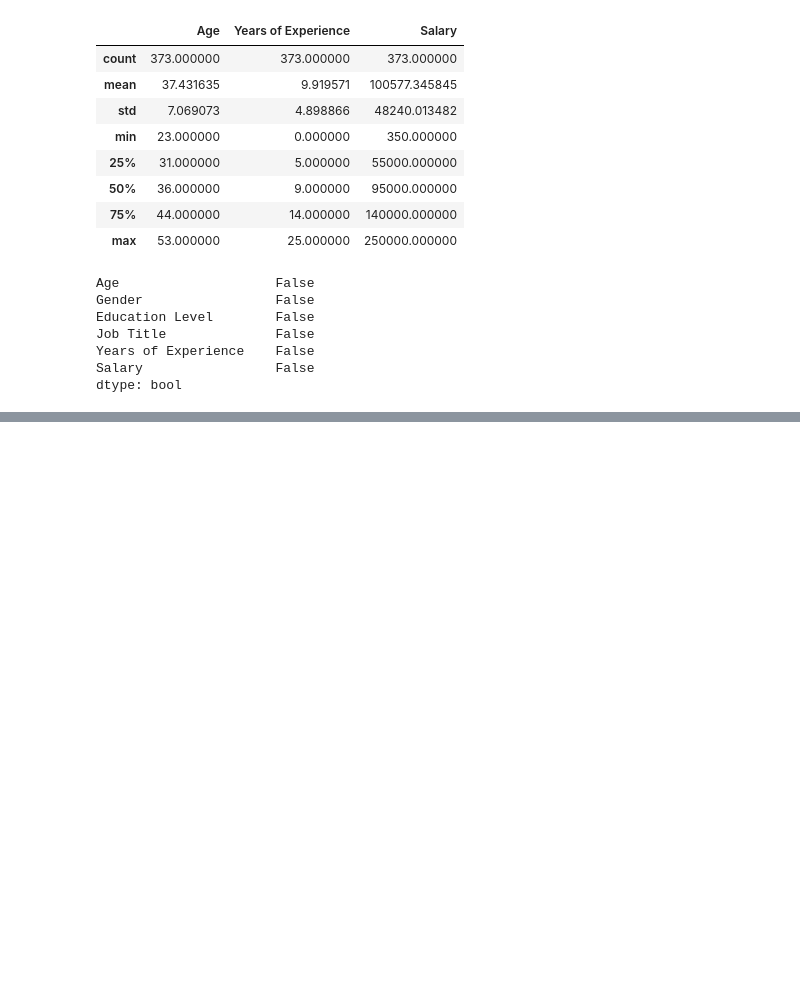
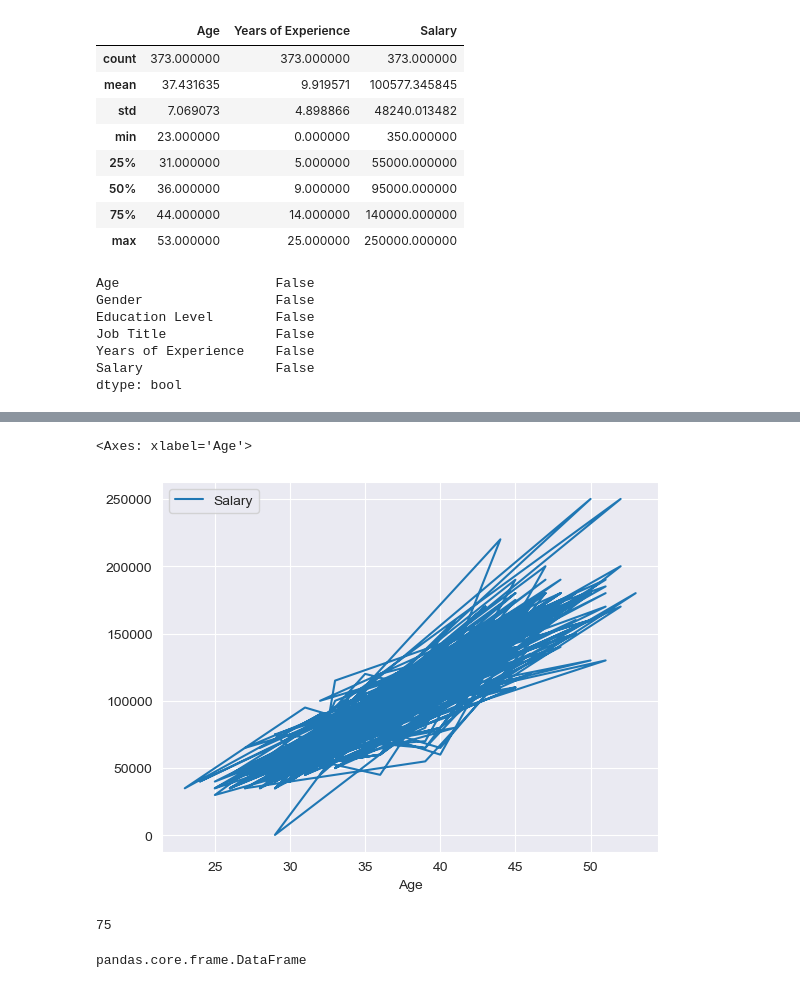
Before and after one commit to Obed-Makori/Salary-Prediction, a Jupyter notebook: salary.ipynb, the cells around one changed output, grey strips where cells are left out. Saved outputs shown, nothing was run; the diff lists cells and outputs as text; code cells hidden in the pictures; blank space fills up the shorter version.

```diff
--- a/salary.ipynb
+++ b/salary.ipynb
@@ -247,0 +387,14 @@ dtype: bool
+# %%
+import matplotlib as plt
+df.plot(x='Age',y='Salary')
+# %% [output]
+<Axes: xlabel='Age'>
+[figure, added]
+# %%
+# train test split
+from sklearn.model_selection import train_test_split
+#splitting
+X_train, X_test, y_train,y_test=train_test_split(X,y, test_size=0.2,random_state=42)
+X_test.shape[0]
+# %% [output]
+75
@@ -247,0 +409,4 @@ dtype: bool
+# %%
+type(X_train)
+# %% [output]
+pandas.core.frame.DataFrame
```
Also changed, not shown: parts of 20 cells of this notebook, 4 other files.
